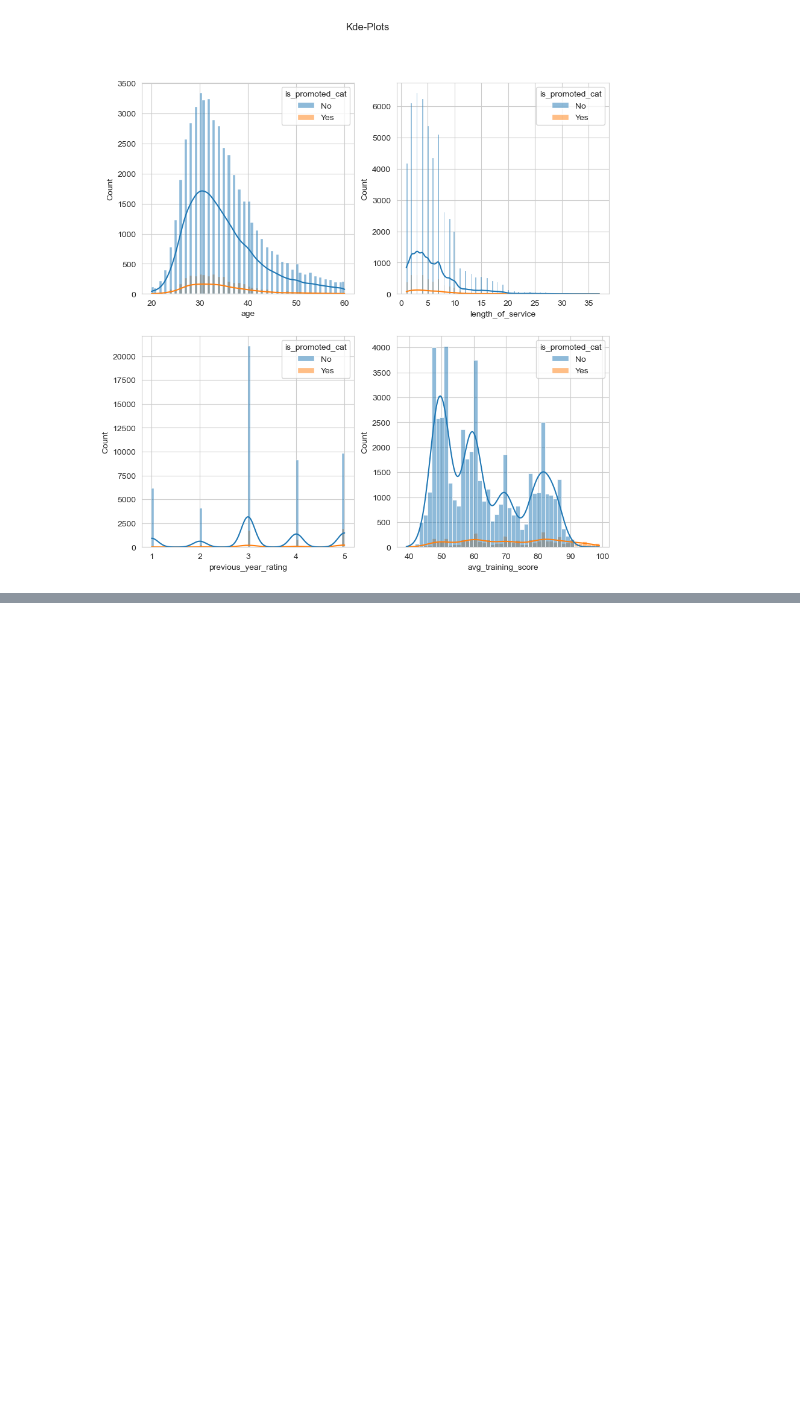
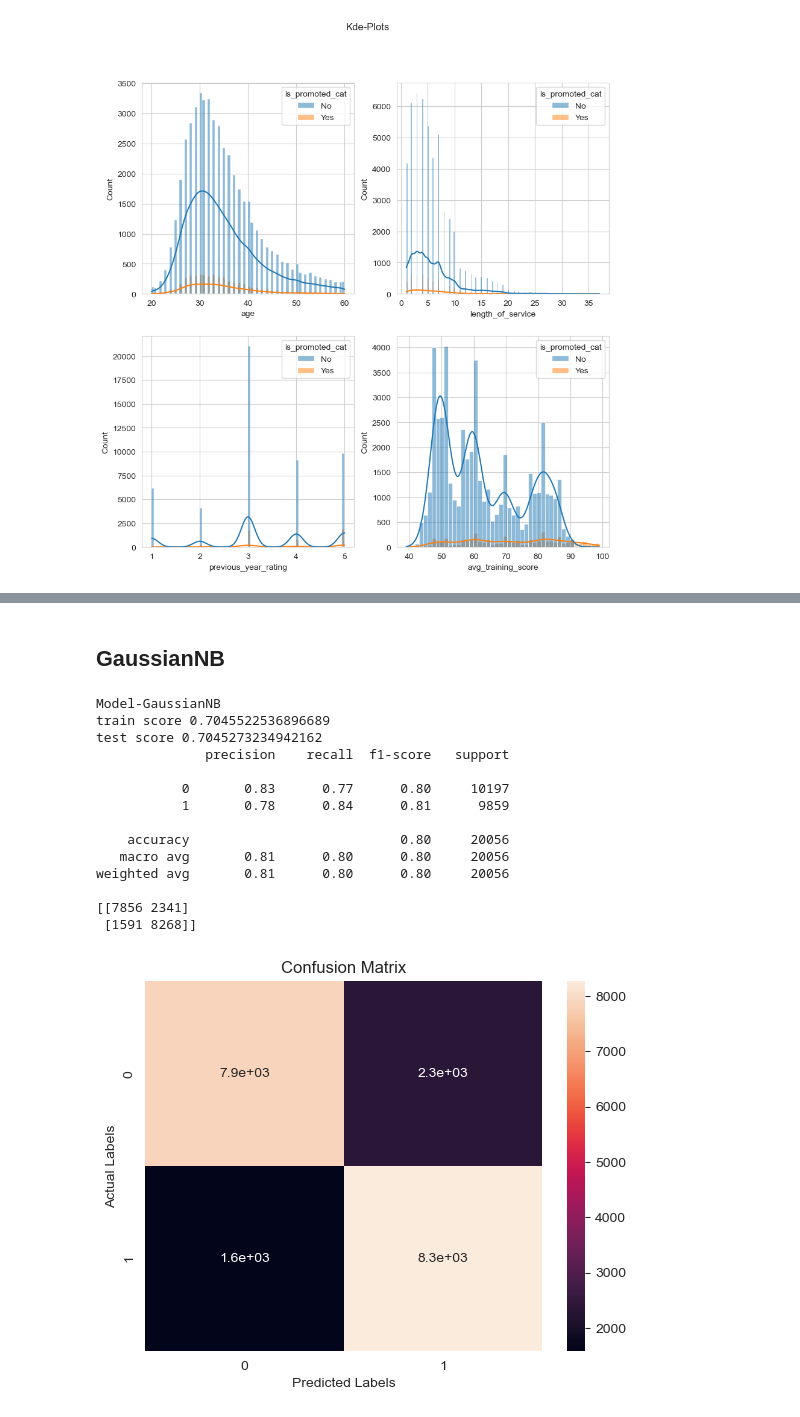
Before and after one commit to alexvatti/full-stack-data-science, a Jupyter notebook: Internship-Exercises/ML-Internship/Analytics_Vidhya/HR_Analytics/HR_Analytics.ipynb, the cells around one changed output, grey strips where cells are left out. Cells and saved outputs as stored; diff of their text form; code cells hidden in the pictures; blank space fills up the shorter version.

```diff
--- a/Internship-Exercises/ML-Internship/Analytics_Vidhya/HR_Analytics/EDA_HR_Analytics_Assignment_00.ipynb
+++ b/Internship-Exercises/ML-Internship/Analytics_Vidhya/HR_Analytics/HR_Analytics.ipynb
@@ -597,0 +871,32 @@ plt.show()
+# %% [markdown]
+## GaussianNB
+# %%
+from sklearn.naive_bayes import GaussianNB, CategoricalNB
+gnb_model = GaussianNB()
+gnb_model.fit(X_train,Y_train)
+
+print("Model-GaussianNB")
+print("train score",gnb_model.score(X_train,Y_train))
+print("test score",gnb_model.score(X_test,Y_test))
+
+y_pred = lg_model.predict(X_test)
+print(classification_report(Y_test, y_pred))
+print(confusion_matrix(Y_test, y_pred))
+conf_matrix = confusion_matrix(Y_test, y_pred)
+draw_heatmap(conf_matrix)
+# %% [output]
+Model-GaussianNB
+train score 0.7045522536896689
+test score 0.7045273234942162
+              precision    recall  f1-score   support
+
+           0       0.83      0.77      0.80     10197
+           1       0.78      0.84      0.81      9859
+
+    accuracy                           0.80     20056
+   macro avg       0.81      0.80      0.80     20056
+weighted avg       0.81      0.80      0.80     20056
+
+[[7856 2341]
+ [1591 8268]]
+[figure, added]
```
Also changed, not shown: parts of 37 cells of this notebook.
